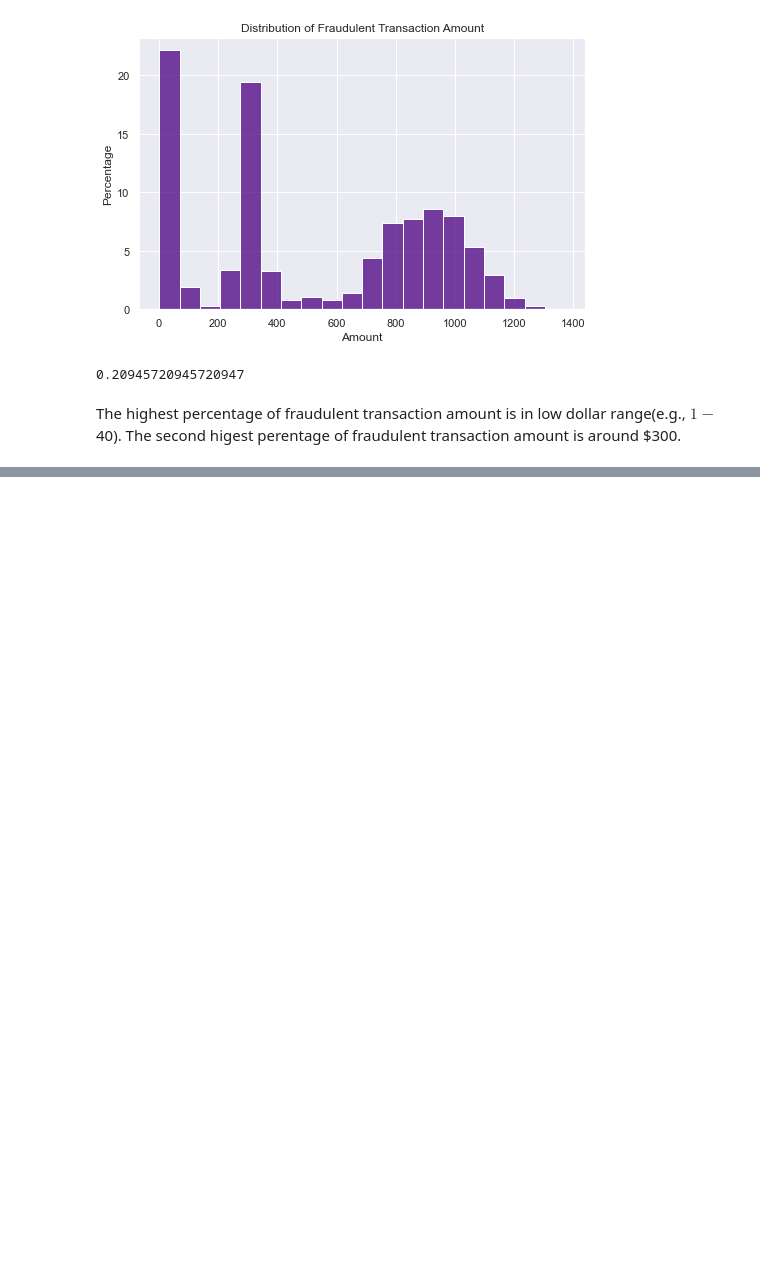
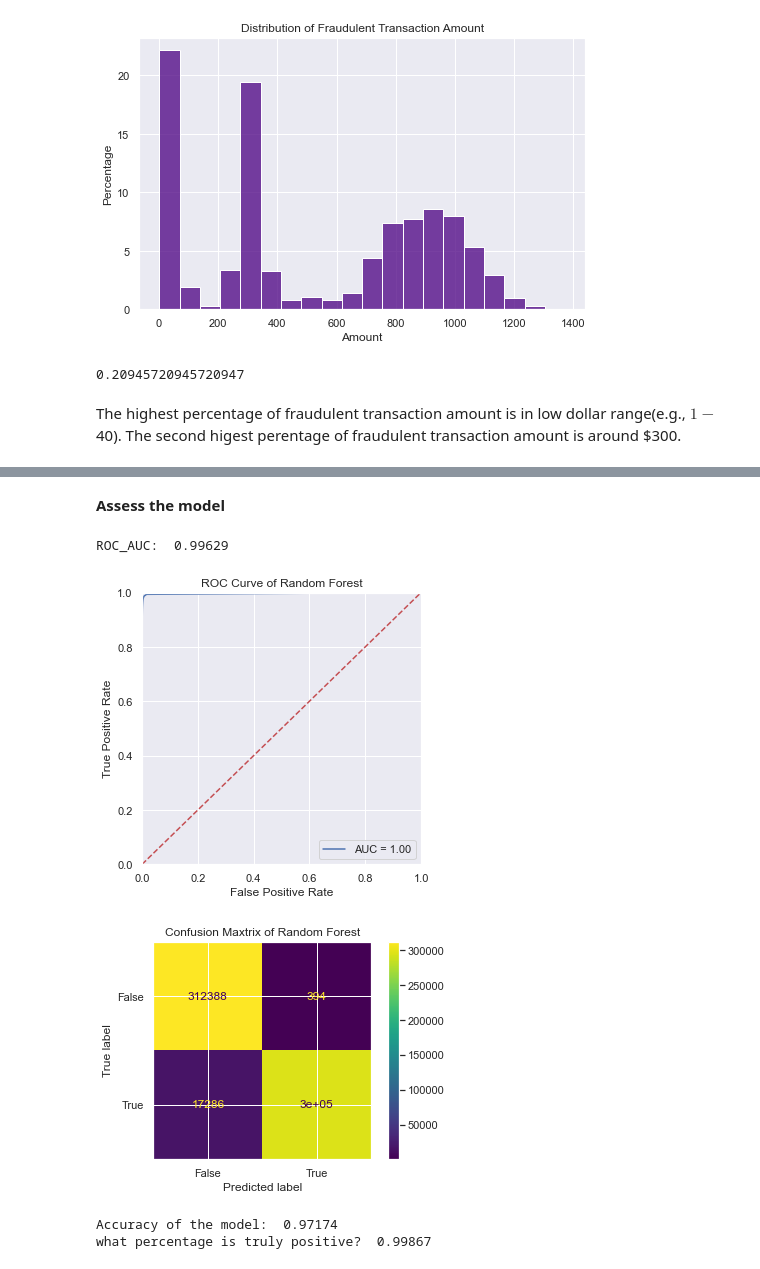
Before and after one commit to MeganWang393/PortfolioProjects, a Jupyter notebook: Credit Card Fraud EDA.ipynb, the cells around one changed output, grey strips where cells are left out. Saved outputs shown, nothing was run; the diff lists cells and outputs as text; code cells hidden in the pictures; blank space fills up the shorter version.

```diff
--- a/Credit Card Fraud EDA.ipynb
+++ b/Credit Card Fraud EDA.ipynb
@@ -408,0 +693,2 @@ The highest percentage of fraudulent transaction amount is in low dollar range(e
+# %%
+y_predict_RF=RanFor_model.predict(X_test2)
@@ -408,0 +699,12 @@ The highest percentage of fraudulent transaction amount is in low dollar range(e
+# %% [markdown]
+**Assess the model**
+# %%
+EvalModel2 = Model_Evaluation(RanFor_model)
+EvalModel2.roc_auc(X_test2, y_test2, 'Random Forest')
+EvalModel2.con_maxtrix(y_test2, y_predict_RF, 'Random Forest')
+# %% [output]
+ROC_AUC:  0.99629
+[figure, added]
+[figure, added]
+Accuracy of the model:  0.97174
+what percentage is truly positive?  0.99867
```
Also changed, not shown: parts of 46 cells of this notebook.
